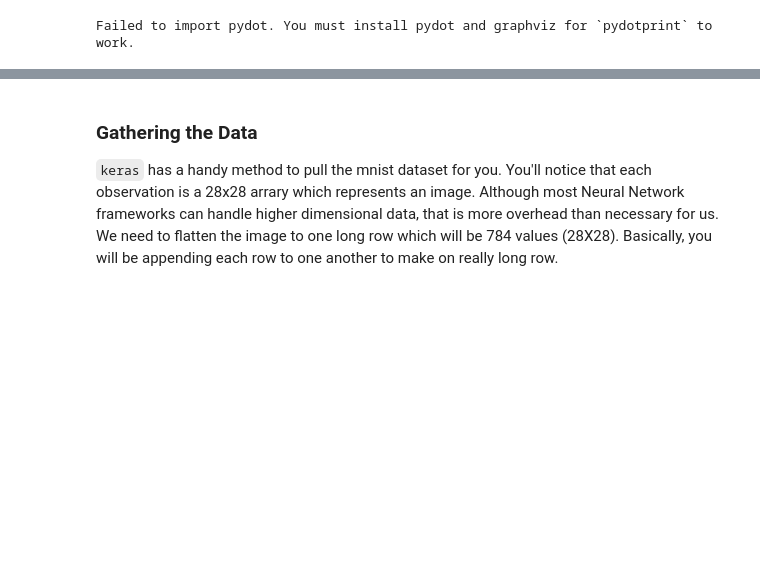
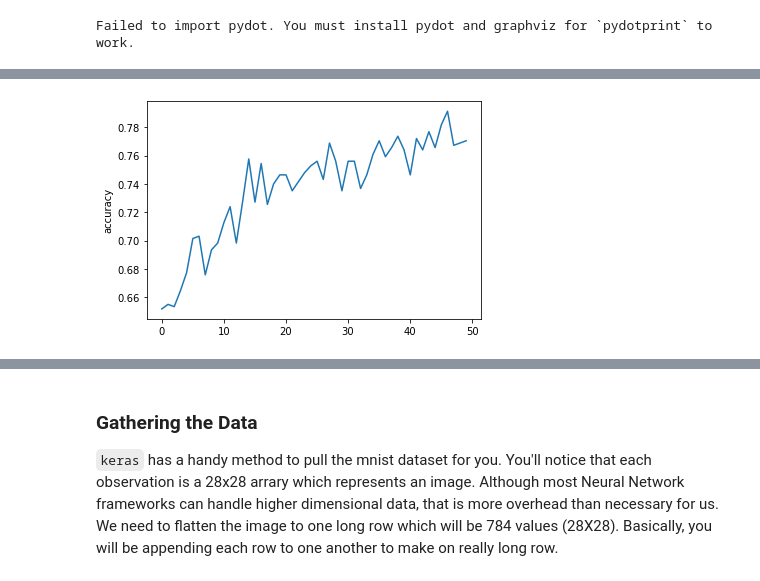
Before and after one commit to JenBanks8585/DS-Unit-4-Sprint-2-Neural-Networks, a Jupyter notebook: module2-backpropagation/LS_DS_422_Backprop_Assignment.ipynb, the cells around one changed output, grey strips where cells are left out. Drawn from its saved outputs; the diff is of its cells as text; code cells hidden in the pictures; blank space fills up the shorter version.

```diff
--- a/module2-backpropagation/LS_DS_422_Backprop_Assignment.ipynb
+++ b/module2-backpropagation/LS_DS_422_Backprop_Assignment.ipynb
@@ -155,6 +152,12 @@ plot_model(model, show_shapes = True, show_layer_names = True)
 # %% [output]
 Failed to import pydot. You must install pydot and graphviz for `pydotprint` to work.
 # %%
-model.compile(loss='mse', optimizer = 'sgd', metrics =['accuracy'])
+# Compile model
+model.compile(loss='binary_crossentropy', optimizer = 'adam', metrics =['accuracy'])
 # %%
-mod = model.fit(X_train, y_train, epochs = 100)
+# Fit model
+titanic = model.fit(X_train, y_train,
+                    epochs = 50,
+                    batch_size = 32,
+                    verbose = 0
+                   )
@@ -178,0 +164,3 @@ Epoch 100/100
+# %%
+titanic_df= pd.DataFrame(titanic.history)
+titanic_df.tail()
@@ -178,0 +174,6 @@ Epoch 100/100
+# %%
+import seaborn as sns
+
+sns.lineplot(x = titanic_df.index.values, y = 'accuracy' , data = titanic_df);
+# %% [output]
+[figure, added]
```
Also changed, not shown: parts of 61 cells of this notebook.
